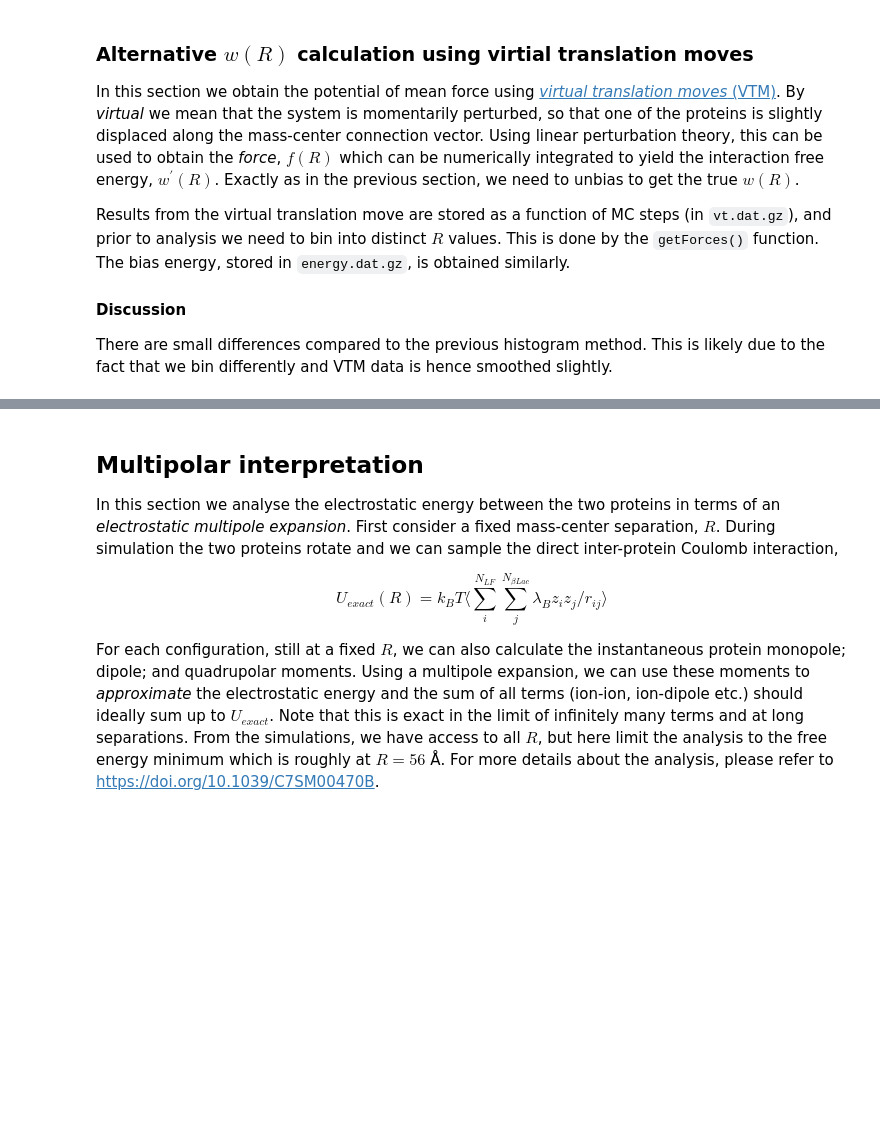
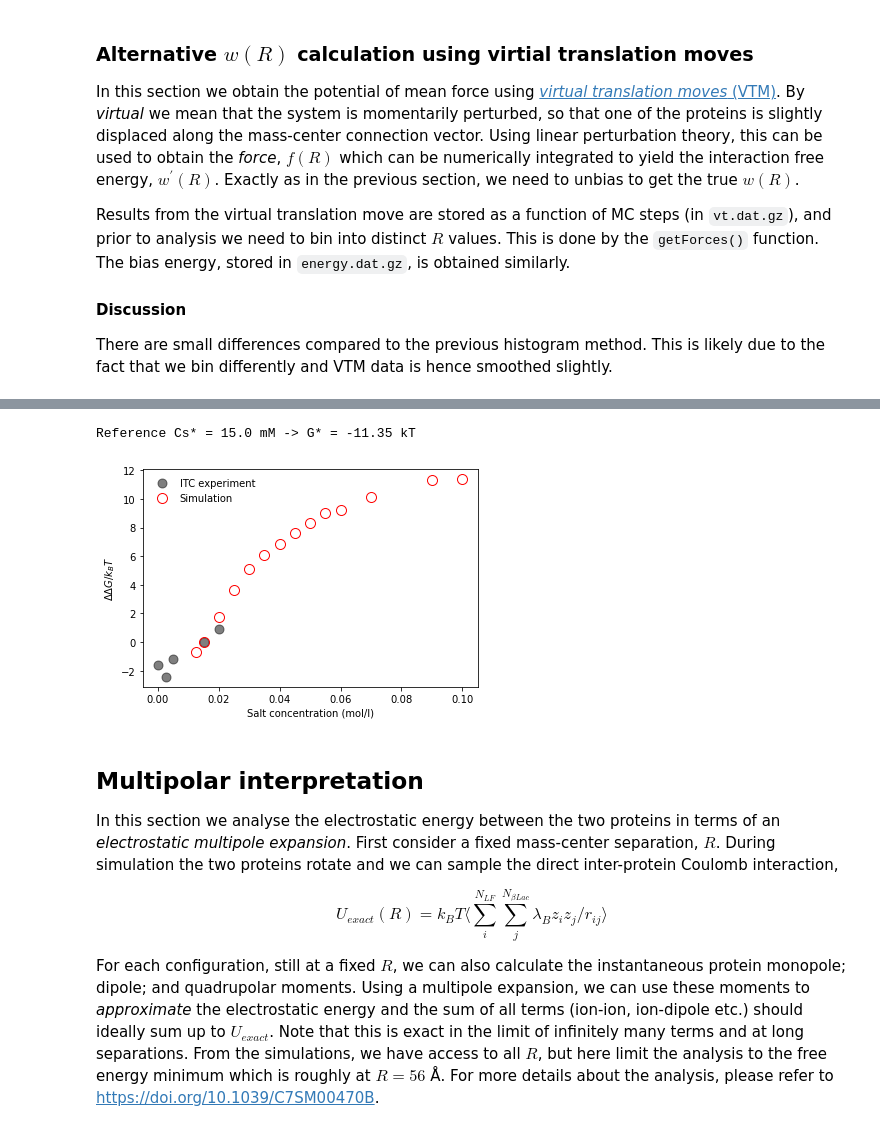
Before and after one commit to mlund/SI-betalac-lactoferrin, a Jupyter notebook: with_bias/bias.ipynb, the cells around one changed output, grey strips where cells are left out. Drawn from its saved outputs; the diff is of its cells as text; code cells hidden in the pictures; blank space fills up the shorter version.

```diff
--- a/with_bias/bias.ipynb
+++ b/with_bias/bias.ipynb
@@ -211,3 +249,36 @@ plt.show()
+# %%
+rmin = 56.0 # approx. distance of free energy minimum
+wmin = []
+dG_sim = ([], []) # Cs and minimum free energy (kT)
+for idx, row in df.iterrows():
+    R, force = getForces(f'mpi{idx}.R.dat.gz', f'mpi{idx}.vt.dat.gz', 100)
+    R, bias = getBias(f'mpi{idx}.R.dat.gz', f'mpi{idx}.energy.dat.gz', 100)
+    w = -np.cumsum(force)*np.diff(R)[:-2].mean()
+    w0 = w[(R > 95) & (R<100)].mean()
+    w = w - w0 - bias
+    mask = (R >= rmin)
+    wmin = w[mask].min()
+    if not isnan(wmin):
+        dG_sim[0].append(row.Cs)
+        dG_sim[1].append(w[mask].min())
+# %%
+# Binding constant (l/mol) from ITC as a func. of Cs (mol/l)
+K_exp = (np.array([0.0e-3, 2.5e-3, 5e-3, 15e-3, 20e-3]), np.array([4.21e5, 9.72e5, 2.75e5, 0.847e5, 0.332e5]))
+
+ref_index = 3 # corresponding to 15 mM
+ref_G = -np.log(K_exp[1][ref_index])
+print("Reference Cs* = {} mM -> G* = {:.2f} kT".format(K_exp[0][ref_index] * 1e3, ref_G))
+plt.plot(K_exp[0], -np.log(K_exp[1]) - ref_G, 'ko', alpha=0.5, ms=9, label='ITC experiment')
+
+plt.plot(dG_sim[0], dG_sim[1] - dG_sim[1][1], 'ro', markerfacecolor='none', ms=10, label='Simulation')
+
+plt.xlabel("Salt concentration (mol/l)")
+plt.ylabel(r"$\Delta \Delta G / k_BT$")
+plt.legend(loc=0, frameon=False)
+plt.show()
+# %% [output]
+Reference Cs* = 15.0 mM -> G* = -11.35 kT
+[figure, added]
 # %% [markdown]
 ## Multipolar interpretation
 
```
Also changed, not shown: parts of 9 cells of this notebook.
